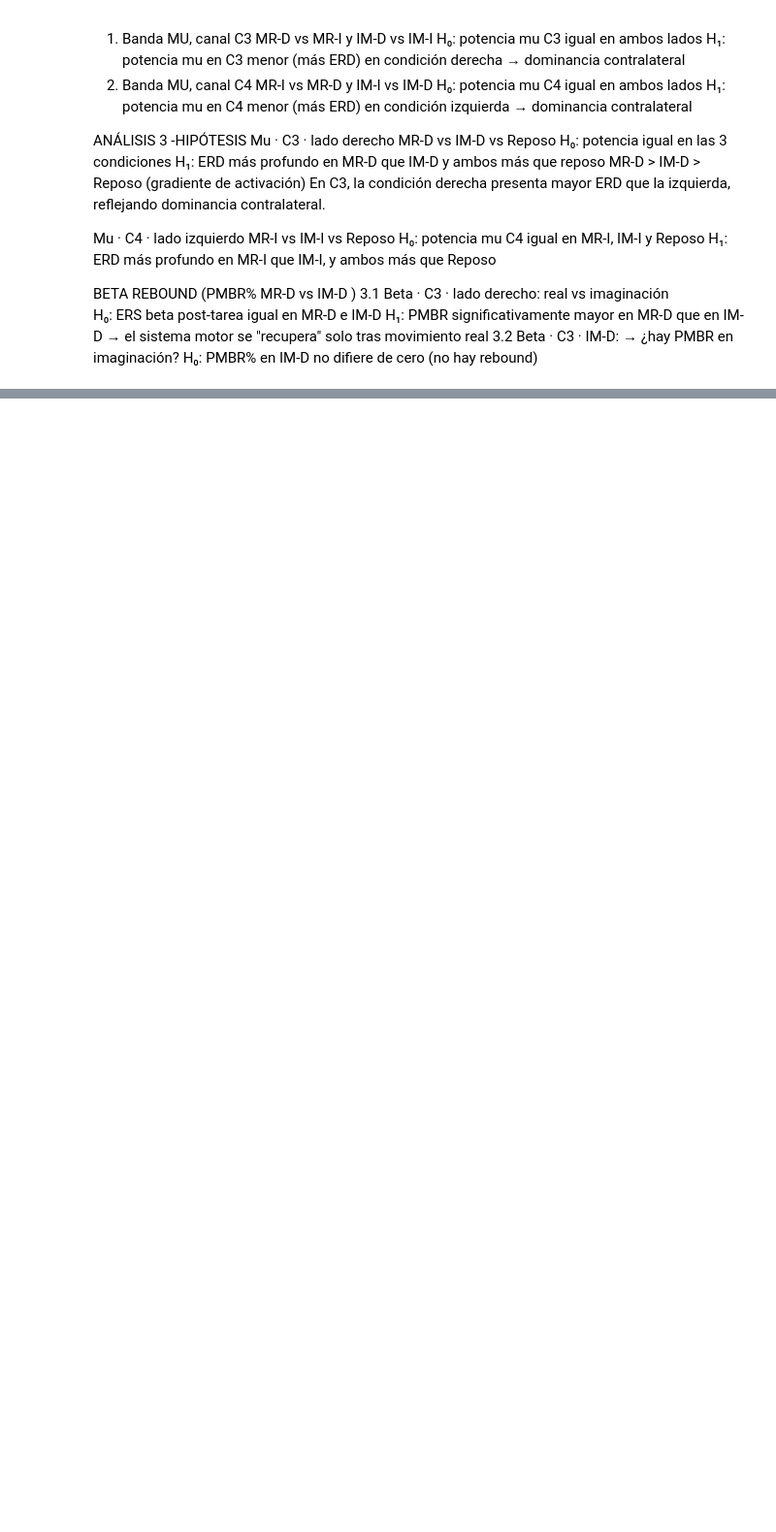
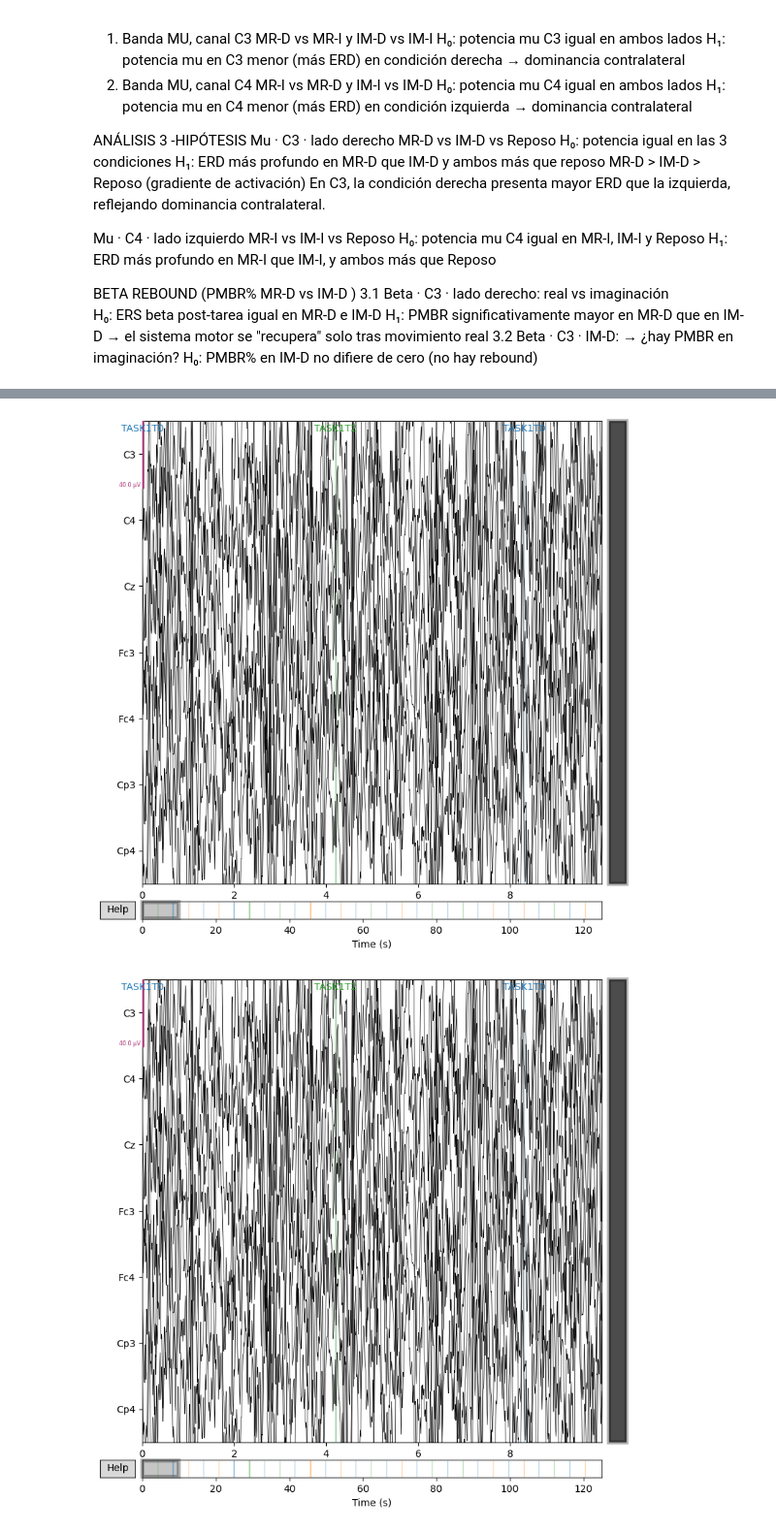
Before and after one commit to luciestrada/Proyecto1_biosenales_LucianaAcevedo_LucianaEstrada, a Jupyter notebook: Proyecto1.ipynb, the cells around one changed output, grey strips where cells are left out. Shown at 97% size. Cells and saved outputs as stored; diff of their text form; code cells hidden in the pictures; blank space fills up the shorter version.

```diff
--- a/Proyecto1.ipynb
+++ b/Proyecto1.ipynb
@@ -368,0 +547,11 @@ H₀: PMBR% en IM-D no difiere de cero (no hay rebound)
+# %%
+# Se aplica sobre raw_paso2 (ya tiene ambos filtros)
+raw_paso3 = raw_paso2.copy().notch_filter(
+    freqs=60.0, method='iir',
+    iir_params=dict(order=2, ftype='butter'),
+    verbose=False
+)
+raw_paso3.plot(title="4. + Notch 60 Hz → elimina ruido red eléctrica")
+# %% [output]
+[figure, added]
+[figure, added]
```
Also changed, not shown: parts of 9 cells of this notebook.
